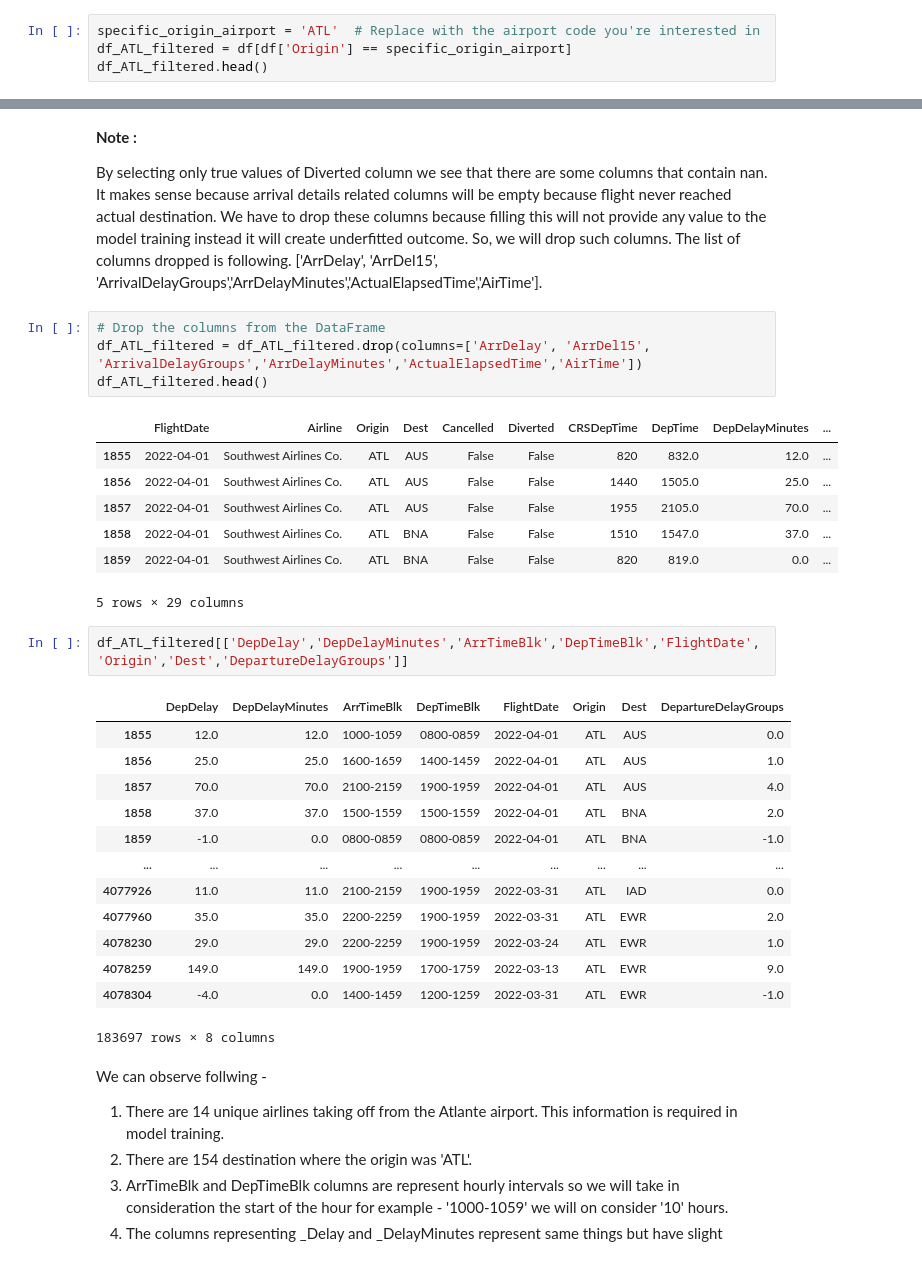
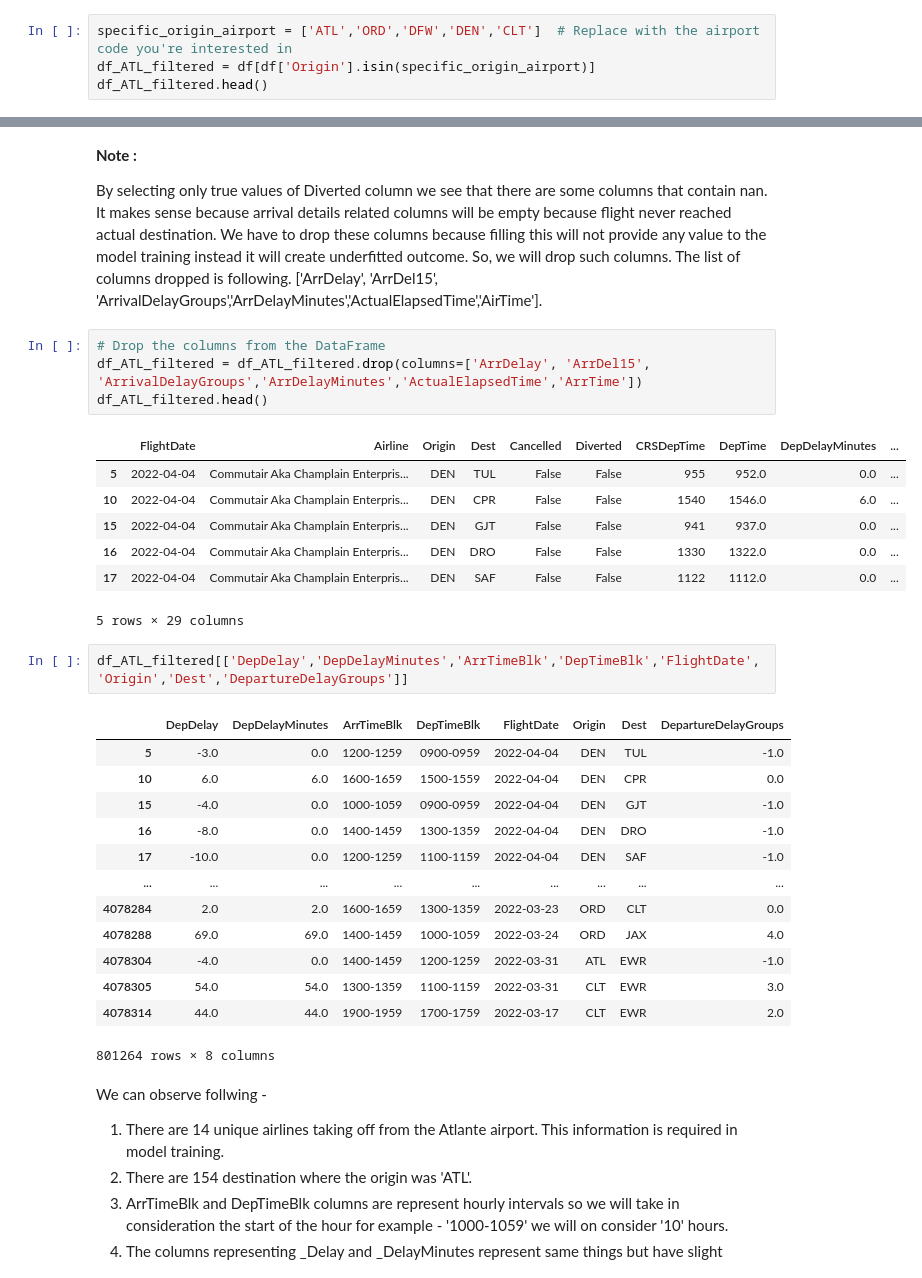
Before and after one commit to patel-aum-yorku/Flight-Status-Prediction, a Jupyter notebook: flight_status.ipynb, the cells around one changed output, grey strips where cells are left out. Cells and saved outputs as stored; diff of their text form.

```diff
--- a/flight_status.ipynb
+++ b/flight_status.ipynb
@@ -109,6 +110,6 @@ Name: Origin, dtype: int64
 # %%
-specific_origin_airport = 'ATL'  # Replace with the airport code you're interested in
-df_ATL_filtered = df[df['Origin'] == specific_origin_airport]
+specific_origin_airport = ['ATL','ORD','DFW','DEN','CLT']  # Replace with the airport code you're interested in
+df_ATL_filtered = df[df['Origin'].isin(specific_origin_airport)]
 df_ATL_filtered.head()
 # %% [output]
 |  | FlightDate | Airline | Origin | Dest | Cancelled | Diverted | CRSDepTime | DepTime | DepDelayMinutes | ... |
@@ -210,32 +212,32 @@ By selecting only true values of Diverted column we see that there are some colu
 ['ArrDelay', 'ArrDel15', 'ArrivalDelayGroups','ArrDelayMinutes','ActualElapsedTime','AirTime'].
 # %%
 # Drop the columns from the DataFrame
-df_ATL_filtered = df_ATL_filtered.drop(columns=['ArrDelay', 'ArrDel15', 'ArrivalDelayGroups','ArrDelayMinutes','ActualElapsedTime','AirTime'])
+df_ATL_filtered = df_ATL_filtered.drop(columns=['ArrDelay', 'ArrDel15', 'ArrivalDelayGroups','ArrDelayMinutes','ActualElapsedTime','ArrTime'])
 df_ATL_filtered.head()
 # %% [output]
 |  | FlightDate | Airline | Origin | Dest | Cancelled | Diverted | CRSDepTime | DepTime | DepDelayMinutes | ... |
-| 1855 | 2022-04-01 | Southwest Airlines Co. | ATL | AUS | False | False | 820 | 832.0 | 12.0 | ... |
-| 1856 | 2022-04-01 | Southwest Airlines Co. | ATL | AUS | False | False | 1440 | 1505.0 | 25.0 | ... |
-| 1857 | 2022-04-01 | Southwest Airlines Co. | ATL | AUS | False | False | 1955 | 2105.0 | 70.0 | ... |
-| 1858 | 2022-04-01 | Southwest Airlines Co. | ATL | BNA | False | False | 1510 | 1547.0 | 37.0 | ... |
-| 1859 | 2022-04-01 | Southwest Airlines Co. | ATL | BNA | False | False | 820 | 819.0 | 0.0 | ... |
+| 5 | 2022-04-04 | Commutair Aka Champlain Enterpris... | DEN | TUL | False | False | 955 | 952.0 | 0.0 | ... |
+| 10 | 2022-04-04 | Commutair Aka Champlain Enterpris... | DEN | CPR | False | False | 1540 | 1546.0 | 6.0 | ... |
+| 15 | 2022-04-04 | Commutair Aka Champlain Enterpris... | DEN | GJT | False | False | 941 | 937.0 | 0.0 | ... |
+| 16 | 2022-04-04 | Commutair Aka Champlain Enterpris... | DEN | DRO | False | False | 1330 | 1322.0 | 0.0 | ... |
+| 17 | 2022-04-04 | Commutair Aka Champlain Enterpris... | DEN | SAF | False | False | 1122 | 1112.0 | 0.0 | ... |
 5 rows × 29 columns
 # %%
 df_ATL_filtered[['DepDelay','DepDelayMinutes','ArrTimeBlk','DepTimeBlk','FlightDate','Origin','Dest','DepartureDelayGroups']]
 # %% [output]
 |  | DepDelay | DepDelayMinutes | ArrTimeBlk | DepTimeBlk | FlightDate | Origin | Dest | DepartureDelayGroups |
-| 1855 | 12.0 | 12.0 | 1000-1059 | 0800-0859 | 2022-04-01 | ATL | AUS | 0.0 |
-| 1856 | 25.0 | 25.0 | 1600-1659 | 1400-1459 | 2022-04-01 | ATL | AUS | 1.0 |
-| 1857 | 70.0 | 70.0 | 2100-2159 | 1900-1959 | 2022-04-01 | ATL | AUS | 4.0 |
-| 1858 | 37.0 | 37.0 | 1500-1559 | 1500-1559 | 2022-04-01 | ATL | BNA | 2.0 |
-| 1859 | -1.0 | 0.0 | 0800-0859 | 0800-0859 | 2022-04-01 | ATL | BNA | -1.0 |
+| 5 | -3.0 | 0.0 | 1200-1259 | 0900-0959 | 2022-04-04 | DEN | TUL | -1.0 |
+| 10 | 6.0 | 6.0 | 1600-1659 | 1500-1559 | 2022-04-04 | DEN | CPR | 0.0 |
+| 15 | -4.0 | 0.0 | 1000-1059 | 0900-0959 | 2022-04-04 | DEN | GJT | -1.0 |
+| 16 | -8.0 | 0.0 | 1400-1459 | 1300-1359 | 2022-04-04 | DEN | DRO | -1.0 |
+| 17 | -10.0 | 0.0 | 1200-1259 | 1100-1159 | 2022-04-04 | DEN | SAF | -1.0 |
 | ... | ... | ... | ... | ... | ... | ... | ... | ... |
-| 4077926 | 11.0 | 11.0 | 2100-2159 | 1900-1959 | 2022-03-31 | ATL | IAD | 0.0 |
-| 4077960 | 35.0 | 35.0 | 2200-2259 | 1900-1959 | 2022-03-31 | ATL | EWR | 2.0 |
-| 4078230 | 29.0 | 29.0 | 2200-2259 | 1900-1959 | 2022-03-24 | ATL | EWR | 1.0 |
-| 4078259 | 149.0 | 149.0 | 1900-1959 | 1700-1759 | 2022-03-13 | ATL | EWR | 9.0 |
+| 4078284 | 2.0 | 2.0 | 1600-1659 | 1300-1359 | 2022-03-23 | ORD | CLT | 0.0 |
+| 4078288 | 69.0 | 69.0 | 1400-1459 | 1000-1059 | 2022-03-24 | ORD | JAX | 4.0 |
 | 4078304 | -4.0 | 0.0 | 1400-1459 | 1200-1259 | 2022-03-31 | ATL | EWR | -1.0 |
+| 4078305 | 54.0 | 54.0 | 1300-1359 | 1100-1159 | 2022-03-31 | CLT | EWR | 3.0 |
+| 4078314 | 44.0 | 44.0 | 1900-1959 | 1700-1759 | 2022-03-17 | CLT | EWR | 2.0 |
-183697 rows × 8 columns
+801264 rows × 8 columns
 # %% [markdown]
 We can observe follwing -
 1. There are 14 unique airlines taking off from the Atlante airport. This information is required in model training.
```
Also changed, not shown: parts of 20 cells of this notebook.
